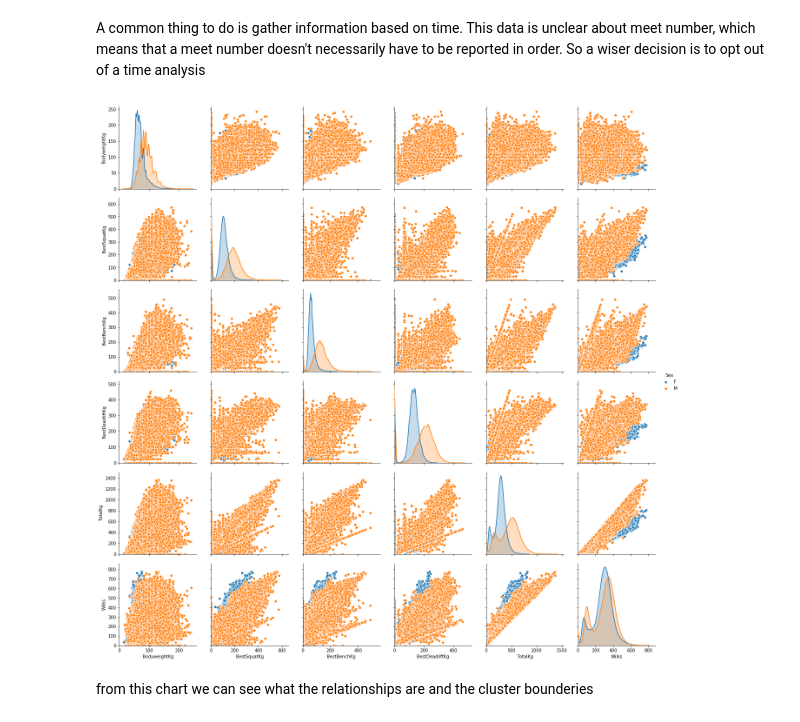
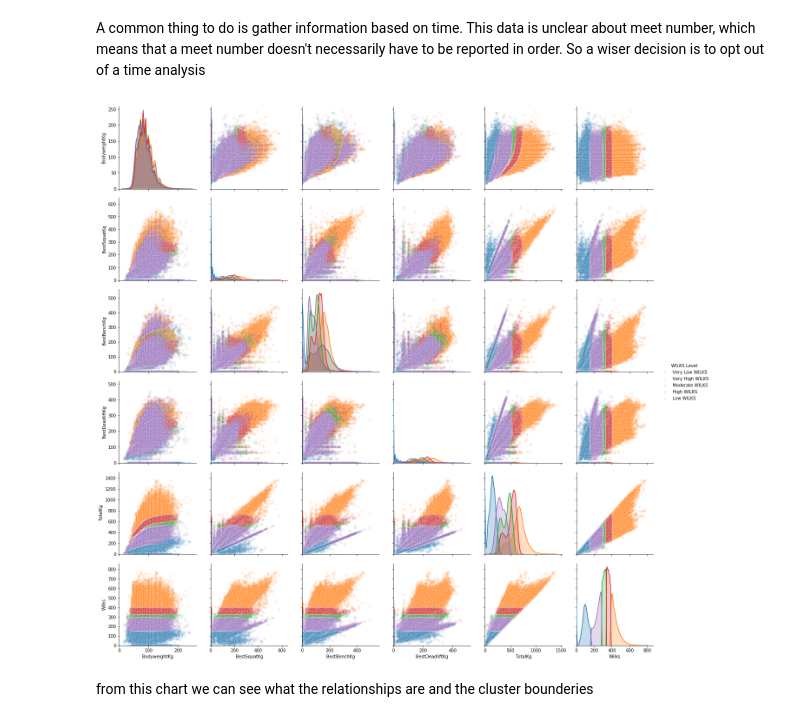
Before and after one commit to AlbertUlysses/powerlifting-eda, a Jupyter notebook: powerlifting.ipynb, the cells around one changed output. Saved outputs shown, nothing was run; the diff lists cells and outputs as text; code cells hidden in the pictures.

```diff
--- a/powerlifting.ipynb
+++ b/powerlifting.ipynb
@@ -67,10 +77,10 @@ def powerlift_pivot_map(rows, columns, calc_field):
 A common thing to do is gather information based on time. This data is unclear about meet number, which means that a meet number doesn't necessarily have to be reported in order. So a wiser decision is to opt out of a time analysis
 # %%
 select_columns = ['BodyweightKg', 'BestSquatKg', 'BestBenchKg', 'BestDeadliftKg', 'TotalKg', 'Wilks']
-sns.pairplot(powerlift, height = 3, vars = select_columns, hue = 'Sex').set(xlim = (0), ylim = (0))
+sns.pairplot(powerlift, height = 3, vars = select_columns, hue = 'WILKS Level', plot_kws = { 'alpha': 0.1}).set(xlim = (0), ylim = (0))
 plt.show()
 # %% [output]
-[figure, old version]
+[figure, new version]
 # %% [markdown]
 from this chart we can see what the relationships are and the cluster bounderies
 # %% [markdown]
```
Also changed, not shown: parts of 4 cells of this notebook.
